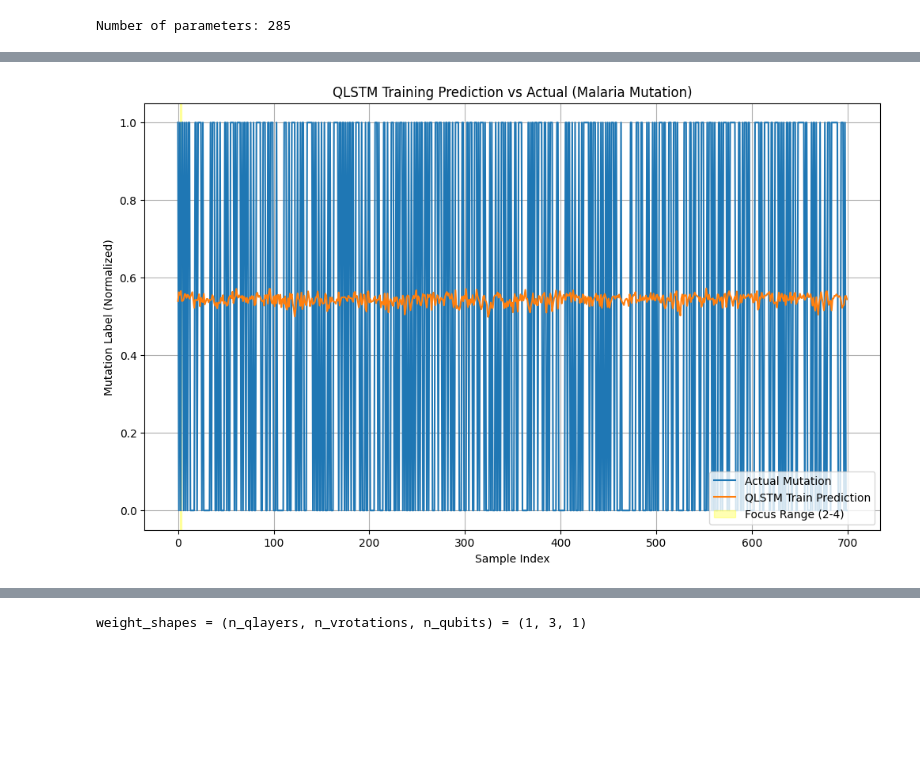
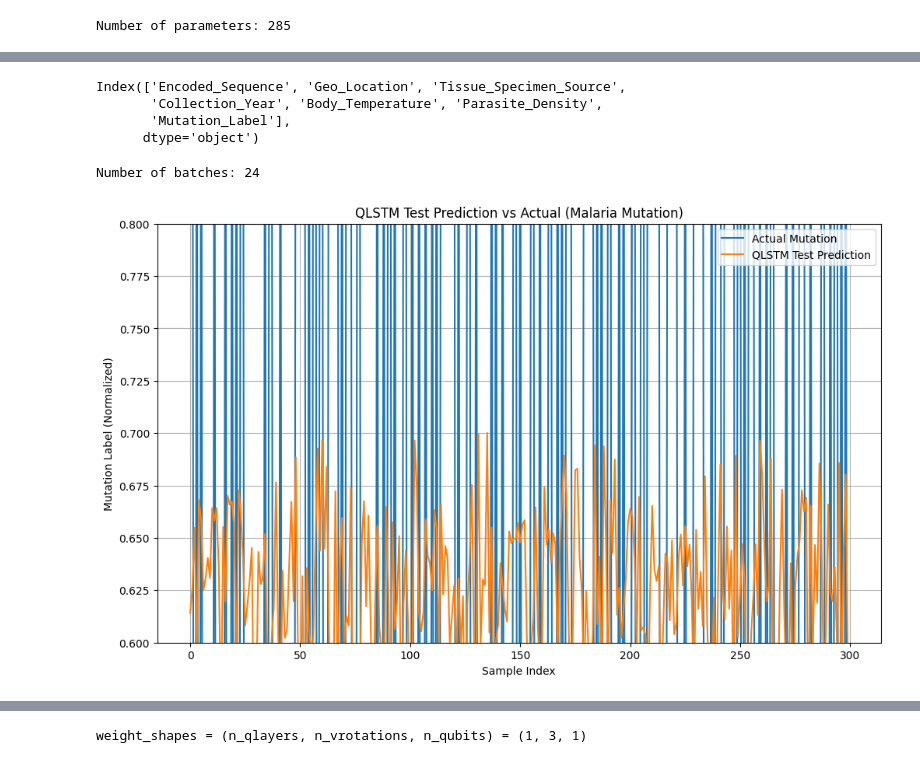
Before and after one commit to Aadrika14/malaria-mutation-predictin-qlstm, a Jupyter notebook: mutation_prediction_q.ipynb, the cells around one changed output, grey strips where cells are left out. Drawn from its saved outputs; the diff is of its cells as text; code cells hidden in the pictures; blank space fills up the shorter version.

```diff
--- a/mutation_prediction_q.ipynb
+++ b/mutation_prediction_q.ipynb
@@ -199,7 +214,7 @@ Execution time 55.68400454521179
-# %%
-train_eval_loader = DataLoader(train_dataset, batch_size=batch_size, shuffle=False)
-test_eval_loader = DataLoader(test_dataset, batch_size=batch_size, shuffle=False)
-
-ystar_col_Q = "Model Forecast"
-df_train[ystar_col_Q] = predict(train_eval_loader, Qmodel).numpy()
-df_test[ystar_col_Q] = predict(test_eval_loader, Qmodel).numpy()
+# %%
+print(df_test.columns)
+# %% [output]
+Index(['Encoded_Sequence', 'Geo_Location', 'Tissue_Specimen_Source',
+       'Collection_Year', 'Body_Temperature', 'Parasite_Density',
+       'Mutation_Label'],
+      dtype='object')
@@ -205,0 +244,5 @@ df_test[ystar_col_Q] = predict(test_eval_loader, Qmodel).numpy()
+# %%
+num_batches = len(test_loader)
+print(f"Number of batches: {num_batches}")
+# %% [output]
+Number of batches: 24
@@ -206,19 +275,27 @@ df_test[ystar_col_Q] = predict(test_eval_loader, Qmodel).numpy()
 # %%
 plt.figure(figsize=(12, 7))
 
-# Plot actual and predicted
-plt.plot(range(len(df_train)), df_train["Mutation_Label"], label="Actual Mutation")
-plt.plot(range(len(df_train)), df_train["Model Forecast"], label="QLSTM Train Prediction")
+# Plot actual mutation label
+plt.plot(range(len(df_test)), df_test["Mutation_Label"], label="Actual Mutation")
 
-# Highlight index range from 2 to 4
-plt.axvspan(2, 4, color='yellow', alpha=0.3, label="Focus Range (2-4)")
+# Plot predictions
+plt.plot(range(len(df_test)), df_test["Model_Prediction"], label="QLSTM Test Prediction")
 
-# Labels and grid
+# Set y-axis limits to zoom in on the 0.6 to 0.8 range
+plt.ylim(0.6, 0.8)
+
+# Labels and title
 plt.ylabel('Mutation Label (Normalized)')
 plt.xlabel('Sample Index')
+plt.title("QLSTM Test Prediction vs Actual (Malaria Mutation)")
+
+# Display legend
 plt.legend()
+
+# Show grid for easier reading
 plt.grid(True)
-plt.title("QLSTM Training Prediction vs Actual (Malaria Mutation)")
+
+# Show plot
 plt.show()
 # %% [output]
-[figure, old version]
+[figure, new version]
```
Also changed, not shown: parts of 17 cells of this notebook, 17 other files.
